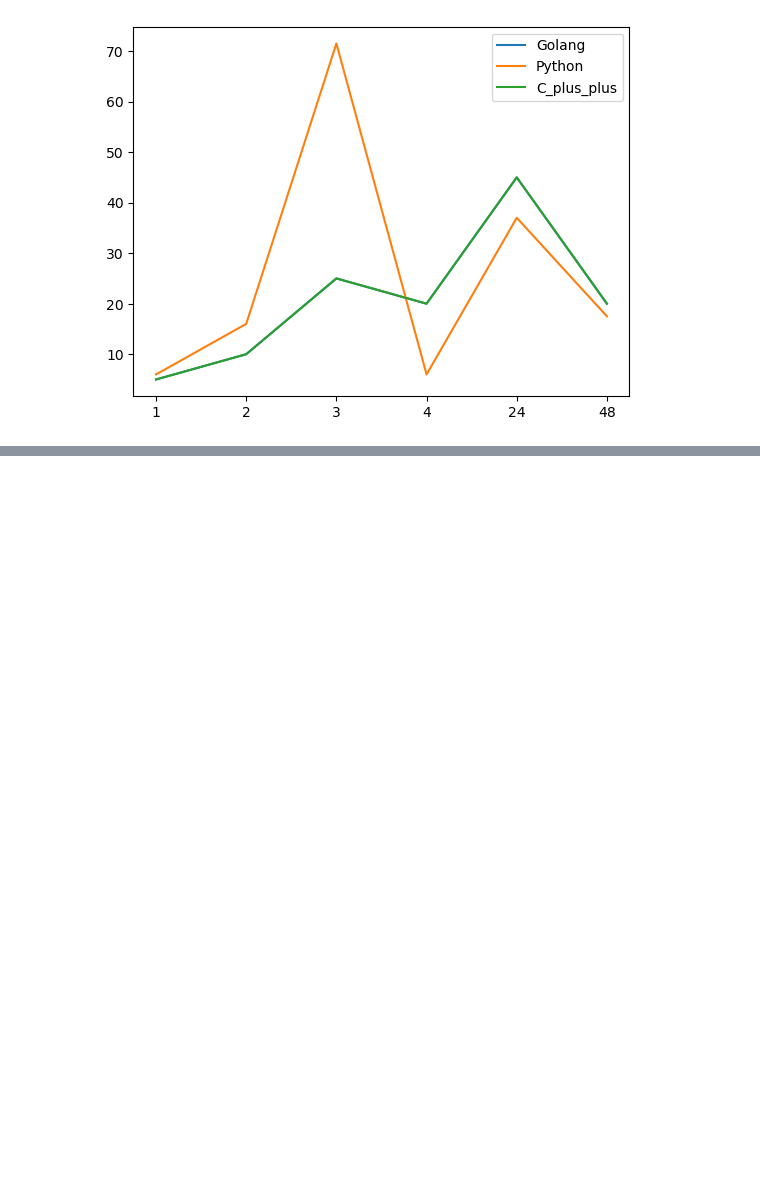
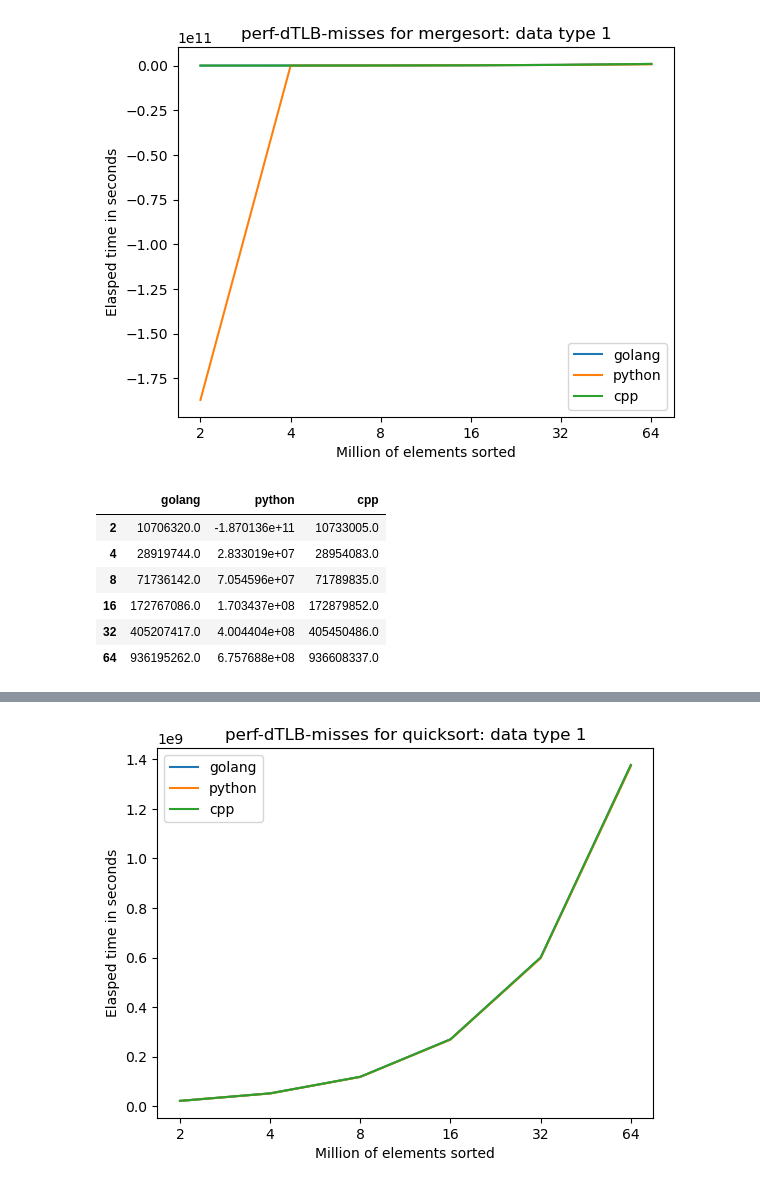
Before and after one commit to MaCoHa/C_S_P, a Jupyter notebook: Project2/Pandas/visualization.ipynb, the cells around one changed output, grey strips where cells are left out. Drawn from its saved outputs; the diff is of its cells as text; code cells hidden in the pictures; blank space fills up the shorter version.

```diff
--- a/Project2/Pandas/visualization.ipynb
+++ b/Project2/Pandas/visualization.ipynb
@@ -38 +35,13 @@ test_data_types = ["dtlb"]#,"cache misses","timeings"]
+# %%
+test_folder_names = ["2024-04-23-19-53-22"]
+
+test_languages = ["golang","python","cpp"]
+
+test_algorithm = ["mergesort","quicksort"]
+
+test_data_measurments = ["perf-dTLB-misses","perf-cache-miss","timings"]
+
+test_data_counter =  3 # number of different types of test data (sorted,mixed,...)
+
+test_repeats = 2
 # %% [markdown]
@@ -40,34 +49,52 @@ test_data_types = ["dtlb"]#,"cache misses","timeings"]
 # %%
 
+for measurement in test_data_measurments:
 
-for folder in test_folder_names:
-    for data_type in test_data_types:
-        for i in range(1,2): #  for i in range(1,5):
+    for i in range(1,test_data_counter+1): # test data type
+
+
+        for algorithm in test_algorithm:
+            id = 0
             asd = pd.DataFrame()
-            id = 0
+
             for language in test_languages:
 
-                for algorithm in test_algorithm:
-                    temp = []
+                temp = []
+                df = pd.DataFrame({'2': [], '4': [], '8': [], '16': [], '32': [], '64': []})
 
-                    for testnum in range(1,3):#for testnum in range(1,9):#
-                        base_path = "../{}/base/{}/{}/{}-base.csv".format(folder, language,algorithm, data_type)
-                        base_file = pd.read_csv(base_path)
+                for testnum in range(1,test_repeats+1):
 
-                        path = "../{}/test{}/{}/{}/{}-{}.csv".format(folder, testnum, language,algorithm, data_type,i)
-                        file = pd.read_csv(path)
-                        temp.append(file.sub(base_file))
+                    base_path = "../data/{}/base/{}/{}/{}-base.csv".format(test_folder_names[0], language, algorithm, measurement)
+                    base_file = pd.read_csv(base_path,header=None)
+
+                    path = "../data/{}/test-{}/{}/{}/{}-{}.csv".format(test_folder_names[0], testnum, language, algorithm, measurement,i)
+                    file = pd.read_csv(path,header=None)
+                    print("DEBUG: Lan {}, Algo {}, Measure {}".format(language, algorithm, measurement))
+                    file.columns = ['2', '4', '8', '16', '32', '64']
+                    base_file.columns = ['2', '4', '8', '16', '32', '64']
+
+                    temp.append(file.sub(base_file))
 
 
-                    df = pd.concat(temp, ignore_index=True)
-                    mean_values = df.mean()
+                df = pd.concat(temp, ignore_index=True)
+                mean_values = df.mean()
+                # Convert mean_values to a DataFrame
 
-                    # Convert mean_values to a DataFrame
-                    mean_df = pd.DataFrame(mean_values, columns=[language])
-                    print(mean_df)
-                    # Display the new DataFrame
-                    asd.insert(id,language, mean_df)
-                    id += 1
+
+                mean_df = pd.DataFrame(mean_values, columns=[language])
+
+                # Display the new DataFrame
+                asd.insert(id,language, mean_df)
+                id += 1
+
+
             asd.plot()
+
+            plt.title("{} for {}: data type {}".format(measurement,algorithm,i))
+            plt.xlabel("Million of elements sorted")
+            plt.ylabel("Elasped time in seconds")
             plt.show()
+            display(asd)
+
+            del asd
 # %% [output]
@@ -91 +107,8 @@ for folder in test_folder_names:
-[figure, old version]
+[figure, new version]
+|  | golang | python | cpp |
+| 2 | 10706320.0 | -1.870136e+11 | 10733005.0 |
+| 4 | 28919744.0 | 2.833019e+07 | 28954083.0 |
+| 8 | 71736142.0 | 7.054596e+07 | 71789835.0 |
+| 16 | 172767086.0 | 1.703437e+08 | 172879852.0 |
+| 32 | 405207417.0 | 4.004404e+08 | 405450486.0 |
+| 64 | 936195262.0 | 6.757688e+08 | 936608337.0 |
@@ -91,0 +121 @@ for folder in test_folder_names:
+[figure, added]
```
Also changed, not shown: parts of 4 cells of this notebook.
